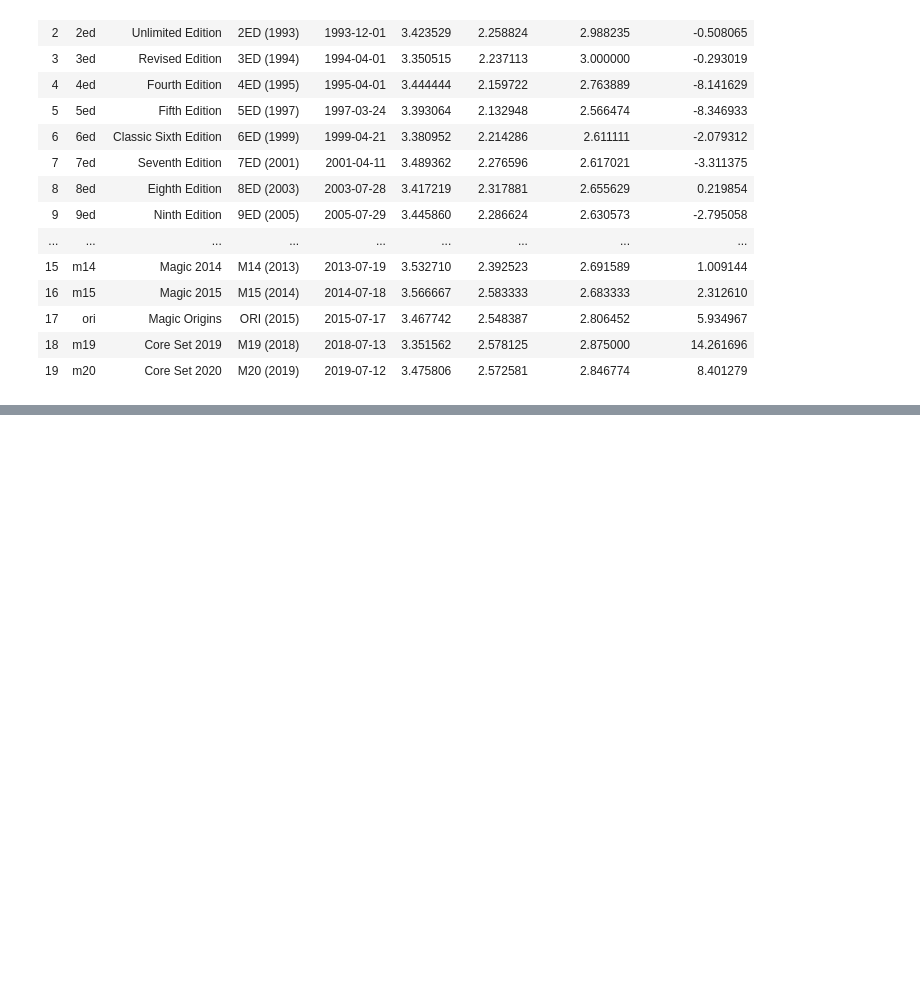
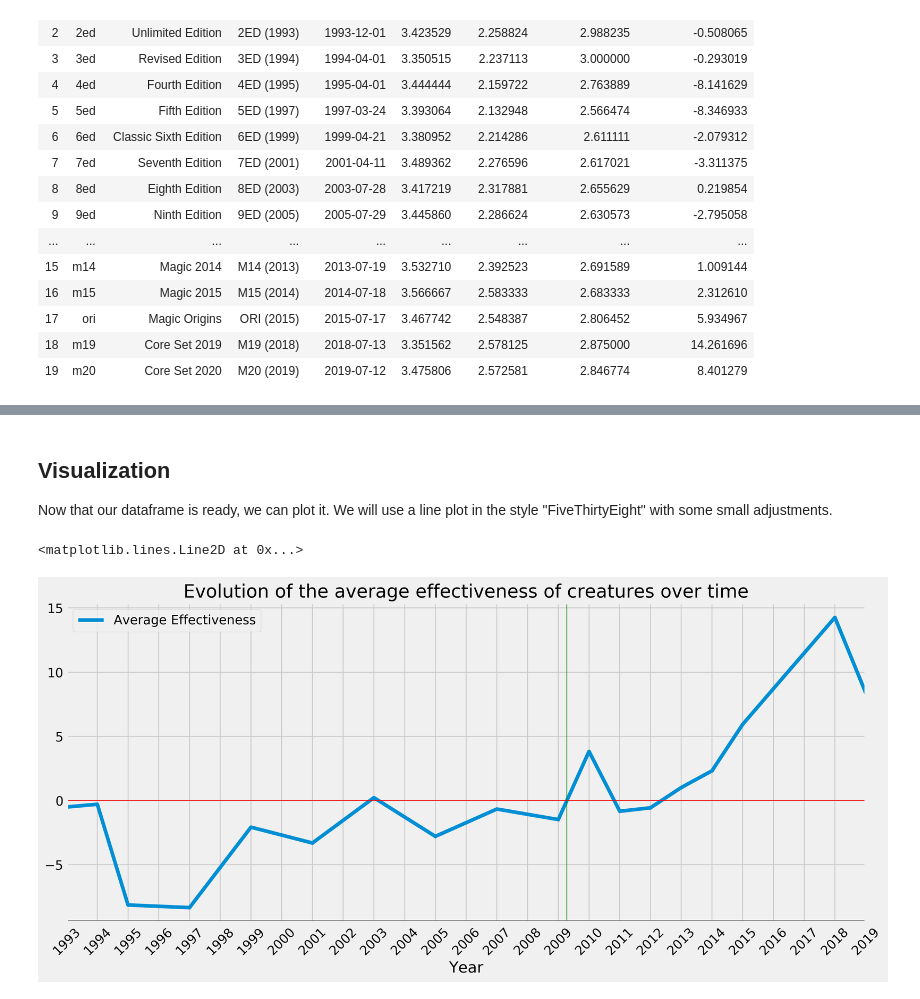
Before and after one commit to MaximeBastion/DataScience-MTG-Power-Creep, a Jupyter notebook: Analysis & Visualization.ipynb, the cells around one changed output, grey strips where cells are left out. Saved outputs shown, nothing was run; the diff lists cells and outputs as text; code cells hidden in the pictures; blank space fills up the shorter version.

Commit message:
finalized visualization

```diff
--- a/Analysis & Visualization.ipynb
+++ b/Analysis & Visualization.ipynb
@@ -73,0 +58,7 @@ graph = sets["avg_effectiveness"].plot(x = sets["release_date"], figsize = (14,
+# %%
+import datetime as dt
+
+sets["release_year"] = sets["release_date"].dt.year    # we create a new column isolating the release year
+
+year_sets = sets.groupby("release_year").mean()
+year_sets
@@ -73,0 +86,4 @@ graph = sets["avg_effectiveness"].plot(x = sets["release_date"], figsize = (14,
+# %%
+all_years_array = [year for year in range(year_sets.index.min(), year_sets.index.max() + 1)]
+all_years = pd.DataFrame({"release_year": all_years_array})
+all_years.head()
@@ -73,0 +99,3 @@ graph = sets["avg_effectiveness"].plot(x = sets["release_date"], figsize = (14,
+# %%
+yearly_data = pd.merge(all_years, year_sets, "left", left_on="release_year", right_index=True)
+yearly_data
@@ -73,0 +122,3 @@ graph = sets["avg_effectiveness"].plot(x = sets["release_date"], figsize = (14,
+# %%
+yearly_data = yearly_data.interpolate(method='linear', limit_direction='forward', axis=0)
+yearly_data.head()
@@ -73,0 +132,27 @@ graph = sets["avg_effectiveness"].plot(x = sets["release_date"], figsize = (14,
+# %% [markdown]
+## Visualization
+Now that our dataframe is ready, we can plot it.
+We will use a line plot in the style "FiveThirtyEight" with some small adjustments.
+# %%
+import matplotlib as mpl
+import matplotlib.pyplot as plt
+import matplotlib.style as style
+
+%matplotlib inline
+mpl.rcParams['figure.dpi']= 300    # tells matplotlib to display inline plots at 300 DPI
+mpl.rc("savefig", dpi = 300)       # tells matplotlib to save plots at 300 DPI
+style.use("fivethirtyeight")
+
+ax = yearly_data.plot(x="release_year", y="avg_effectiveness", figsize=(14,6), rot=45, marker=".",
+                      title = "Evolution of the average effectiveness of creatures over time", label = "Average Effectiveness")
+ax.set_xticks(yearly_data["release_year"])
+ax.set_xticklabels(all_years_array)
+ax.set_xlabel("Year")
+ax.axhline(0, color = "red", linewidth = 1, alpha = .7)  # y = 0 line
+ax.axhline(yearly_data["avg_effectiveness"].min() - 1, color = "black", linewidth = 1, alpha = .5) # x axis line
+ax.axvline(2009.275, color = "green", linewidth = 1, alpha = .7)
+
+# plt.savefig("effectiveness_over_time.pdf", bbox_inches='tight')    # saves the plot as a PDF file. Could also be in PNG
+# %% [output]
+<matplotlib.lines.Line2D at 0x...>
+[figure, added]
```
Also changed, not shown: parts of 15 cells of this notebook, 1 other file.
